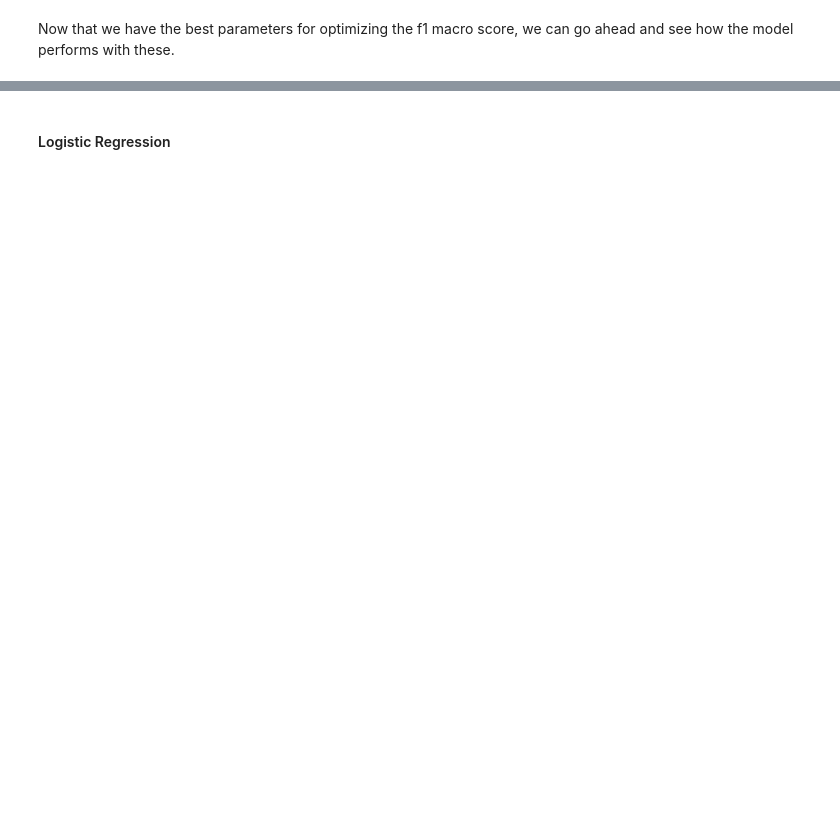
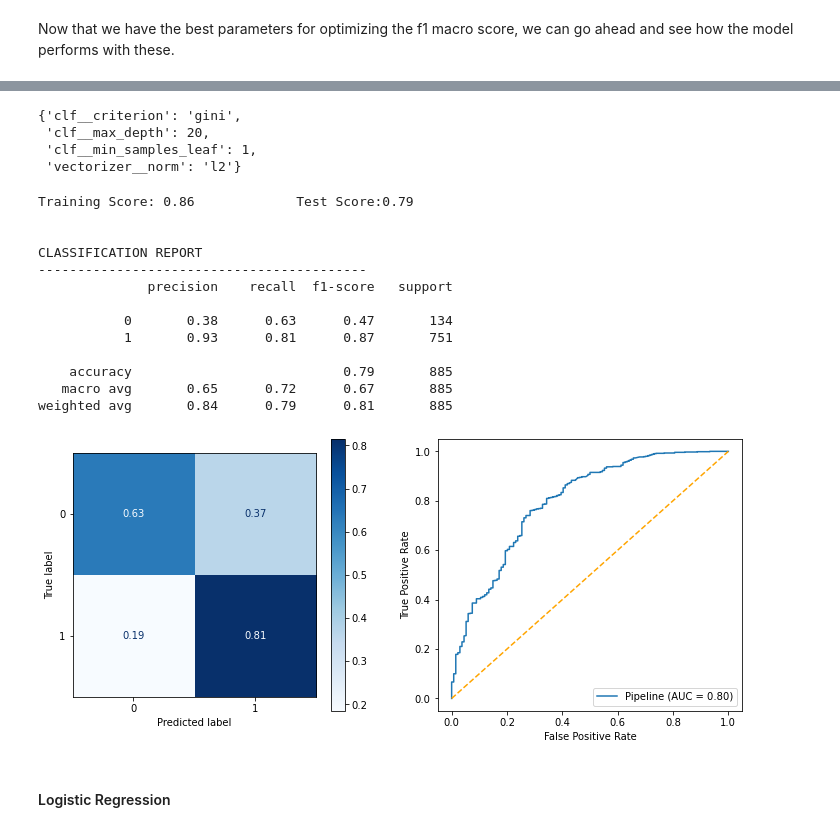
Before and after one commit to ebtezcan/Apple-Google-NLP-Analysis, a Jupyter notebook: index_OSEMN_plus_mvp.ipynb, the cells around one changed output, grey strips where cells are left out. Cells and saved outputs as stored; diff of their text form; code cells hidden in the pictures; blank space fills up the shorter version.

```diff
--- a/index_OSEMN_plus_mvp.ipynb
+++ b/index_OSEMN_plus_mvp.ipynb
@@ -1166,2 +1182,45 @@ classification(y_test, y_pred, X_test, X_train, clf_pipe)
+# %%
+param_grid = {'clf__criterion': ['gini', 'entropy'],
+        'clf__max_depth': [10, 20, None],
+        'clf__min_samples_leaf': [1, 2, 3],
+        'vectorizer__norm': ['l1', 'l2']}
+
+gridsearch = GridSearchCV(estimator=clf_pipe, param_grid = param_grid,
+                          scoring='recall_macro', n_jobs=2)
+
+gridsearch.fit(X_train,  y_train)
+gridsearch.best_params_
+# %% [output]
+{'clf__criterion': 'gini',
+ 'clf__max_depth': 20,
+ 'clf__min_samples_leaf': 1,
+ 'vectorizer__norm': 'l2'}
+# %%
+clf_pipe = imblearn.pipeline.Pipeline([('vectorizer', TfidfVectorizer(tokenizer=tokenizer.tokenize,
+                                                                      stop_words=stop_lst,
+                                                                      norm='l2')),
+                                       ('os', RandomOverSampler(random_state=42)),
+                                       ('clf', RandomForestClassifier(class_weight='balanced',
+                                                    random_state=42,
+                                                    criterion='gini', max_depth=20,
+                                                    min_samples_leaf=1))])
+clf_pipe.fit(X_train, y_train)
+y_pred = clf_pipe.predict(X_test)
+classification(y_test, y_pred, X_test, X_train, clf_pipe)
+# %% [output]
+Training Score: 0.86             Test Score:0.79
+
+
+CLASSIFICATION REPORT
+------------------------------------------
+              precision    recall  f1-score   support
+
+           0       0.38      0.63      0.47       134
+           1       0.93      0.81      0.87       751
+
+    accuracy                           0.79       885
+   macro avg       0.65      0.72      0.67       885
+weighted avg       0.84      0.79      0.81       885
+[figure, added]
 # %% [markdown]
 #### Logistic Regression
```
Also changed, not shown: parts of 9 cells of this notebook.
